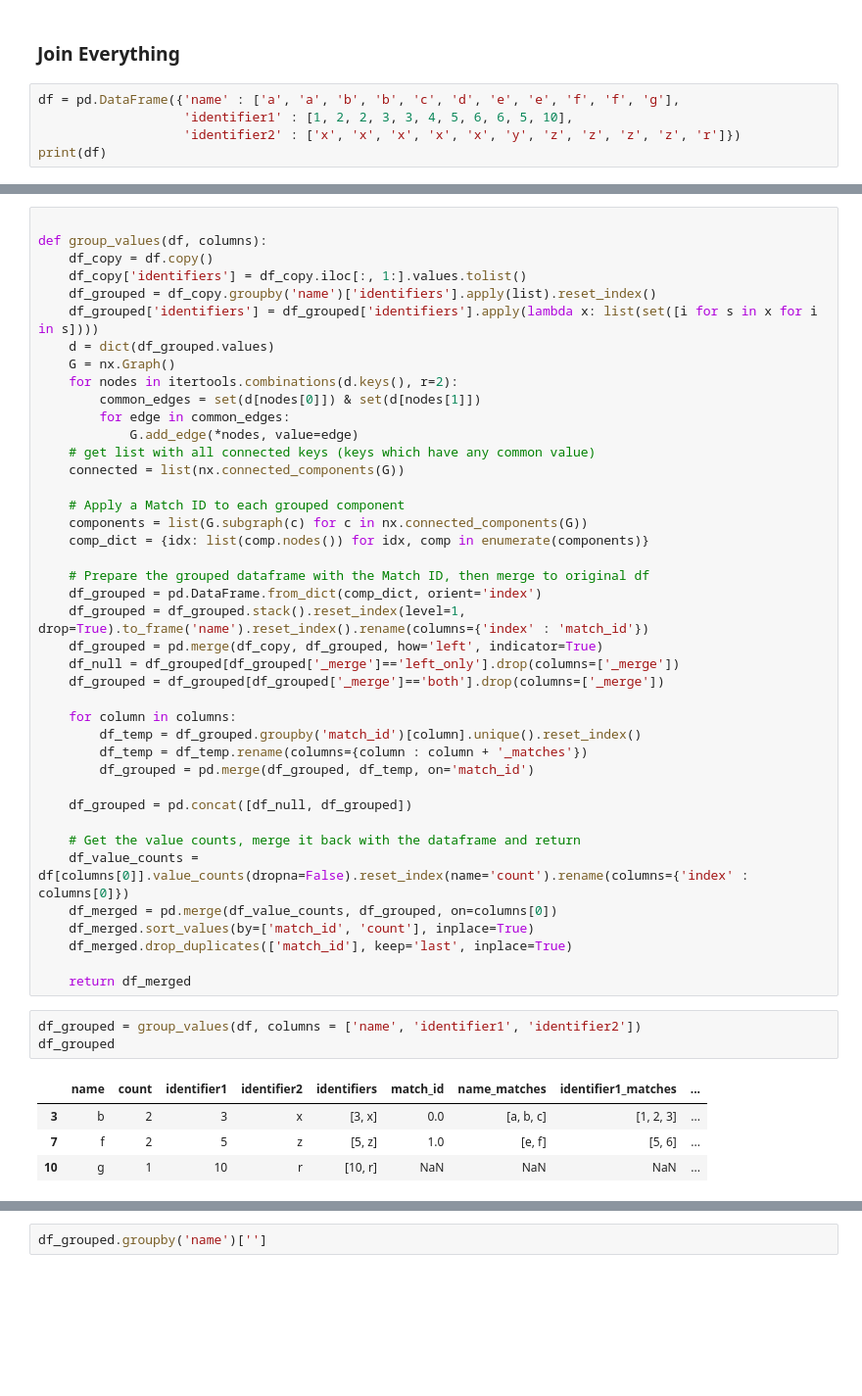
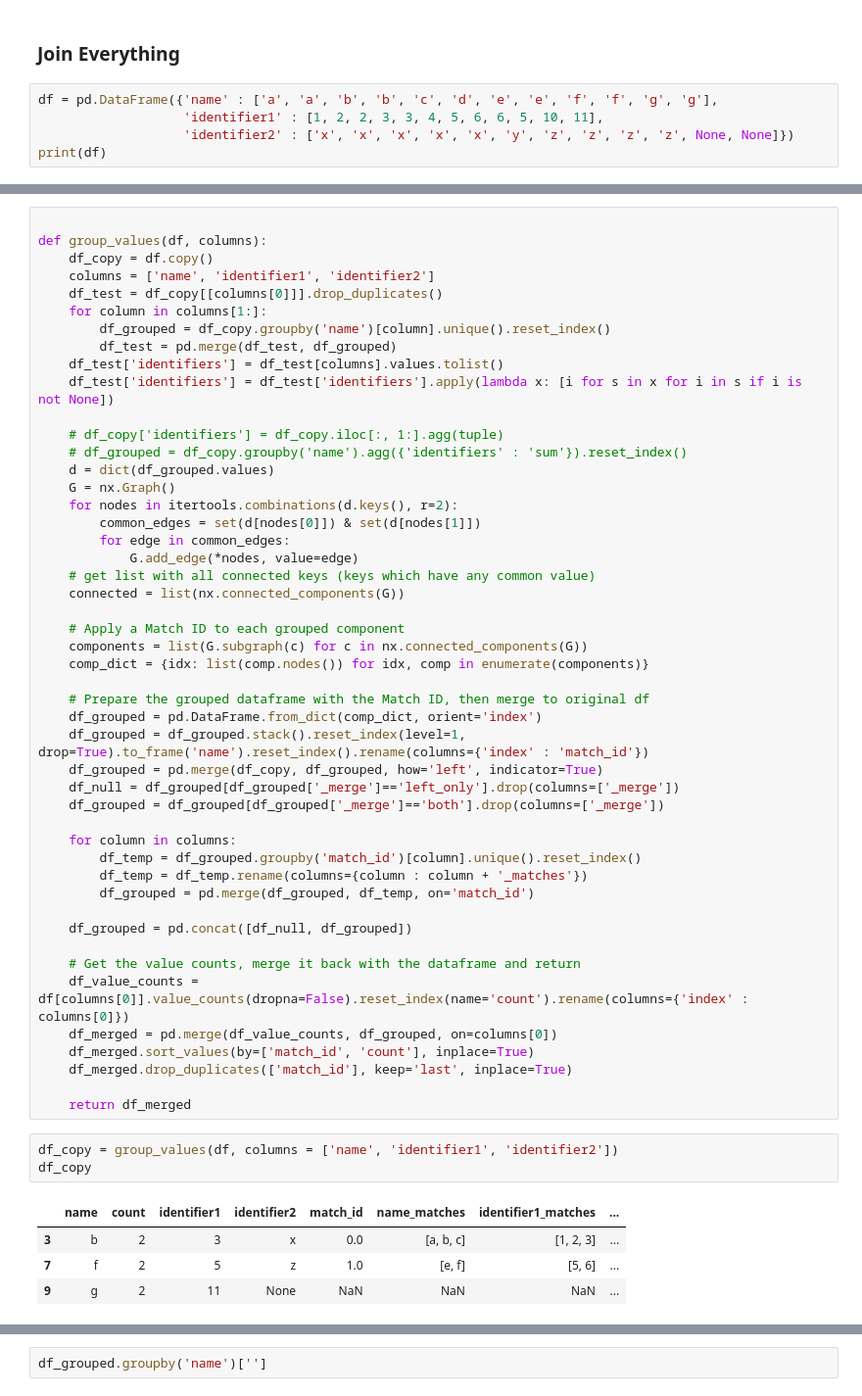
Before and after one commit to fuatio/entity_resolution_project, a Jupyter notebook: test.ipynb, the cells around one changed output, grey strips where cells are left out. Shown at 98% size. Saved outputs shown, nothing was run; the diff lists cells and outputs as text; blank space fills up the shorter version.

Commit message:
made alteration to groupby agg function

```diff
--- a/test.ipynb
+++ b/test.ipynb
@@ -248,9 +248,9 @@ df.groupby('match_id')['identifier2'].unique().reset_index()
 # %% [markdown]
 ### Join Everything
 # %%
-df = pd.DataFrame({'name' : ['a', 'a', 'b', 'b', 'c', 'd', 'e', 'e', 'f', 'f', 'g'],
-                   'identifier1' : [1, 2, 2, 3, 3, 4, 5, 6, 6, 5, 10],
-                   'identifier2' : ['x', 'x', 'x', 'x', 'x', 'y', 'z', 'z', 'z', 'z', 'r']})
+df = pd.DataFrame({'name' : ['a', 'a', 'b', 'b', 'c', 'd', 'e', 'e', 'f', 'f', 'g', 'g'],
+                   'identifier1' : [1, 2, 2, 3, 3, 4, 5, 6, 6, 5, 10, 11],
+                   'identifier2' : ['x', 'x', 'x', 'x', 'x', 'y', 'z', 'z', 'z', 'z', None, None]})
 print(df)
 # %% [output]
    name  identifier1 identifier2
@@ -269,9 +270,16 @@ print(df)
 
 def group_values(df, columns):
     df_copy = df.copy()
-    df_copy['identifiers'] = df_copy.iloc[:, 1:].values.tolist()
-    df_grouped = df_copy.groupby('name')['identifiers'].apply(list).reset_index()
-    df_grouped['identifiers'] = df_grouped['identifiers'].apply(lambda x: list(set([i for s in x for i in s])))
+    columns = ['name', 'identifier1', 'identifier2']
+    df_test = df_copy[[columns[0]]].drop_duplicates()
+    for column in columns[1:]:
+        df_grouped = df_copy.groupby('name')[column].unique().reset_index()
+        df_test = pd.merge(df_test, df_grouped)
+    df_test['identifiers'] = df_test[columns].values.tolist()
+    df_test['identifiers'] = df_test['identifiers'].apply(lambda x: [i for s in x for i in s if i is not None])
+
+    # df_copy['identifiers'] = df_copy.iloc[:, 1:].agg(tuple)
+    # df_grouped = df_copy.groupby('name').agg({'identifiers' : 'sum'}).reset_index()
     d = dict(df_grouped.values)
     G = nx.Graph()
     for nodes in itertools.combinations(d.keys(), r=2):
@@ -307,10 +315,10 @@ def group_values(df, columns):
 
     return df_merged
 # %%
-df_grouped = group_values(df, columns = ['name', 'identifier1', 'identifier2'])
-df_grouped
+df_copy = group_values(df, columns = ['name', 'identifier1', 'identifier2'])
+df_copy
 # %% [output]
-|  | name | count | identifier1 | identifier2 | identifiers | match_id | name_matches | identifier1_matches | ... |
-| 3 | b | 2 | 3 | x | [3, x] | 0.0 | [a, b, c] | [1, 2, 3] | ... |
-| 7 | f | 2 | 5 | z | [5, z] | 1.0 | [e, f] | [5, 6] | ... |
-| 10 | g | 1 | 10 | r | [10, r] | NaN | NaN | NaN | ... |
+|  | name | count | identifier1 | identifier2 | match_id | name_matches | identifier1_matches | ... |
+| 3 | b | 2 | 3 | x | 0.0 | [a, b, c] | [1, 2, 3] | ... |
+| 7 | f | 2 | 5 | z | 1.0 | [e, f] | [5, 6] | ... |
+| 9 | g | 2 | 11 | None | NaN | NaN | NaN | ... |
```
Also changed, not shown: parts of 6 cells of this notebook.
